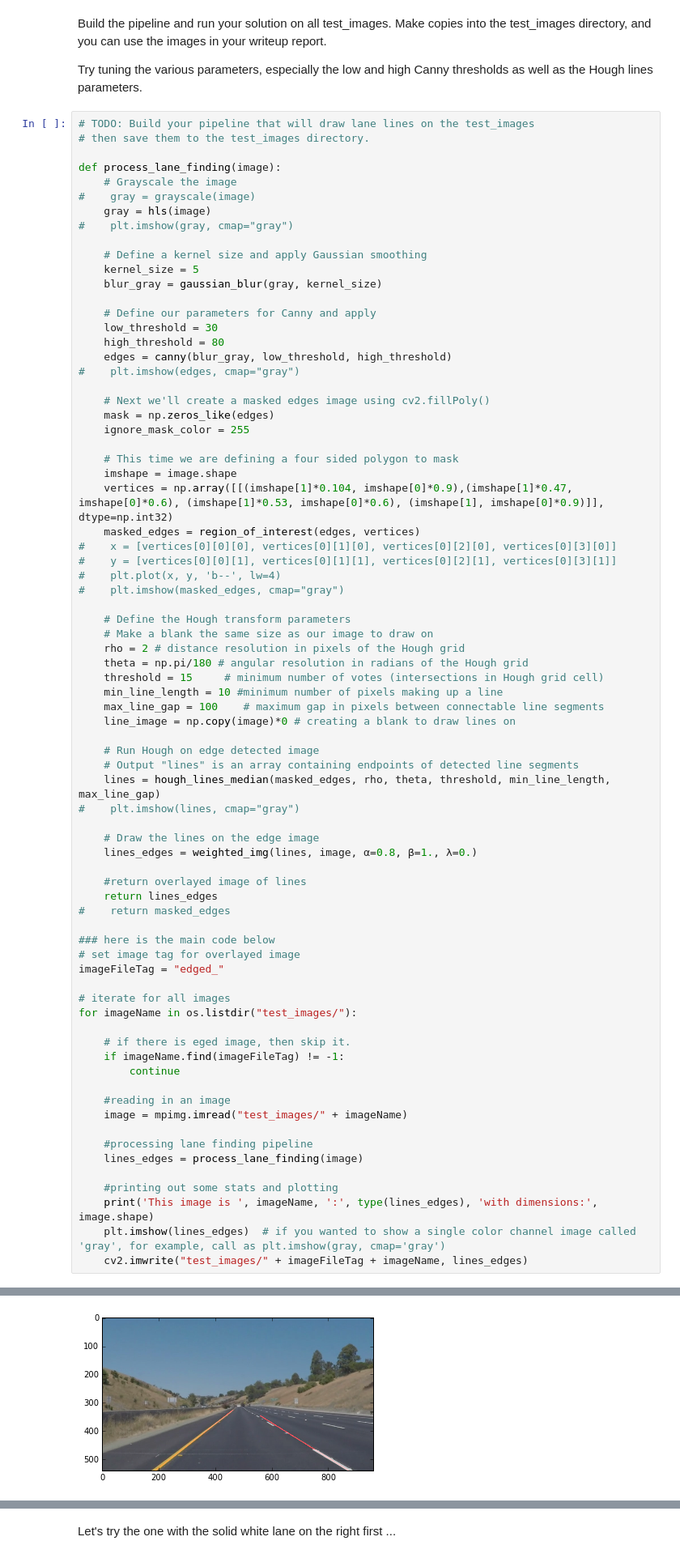
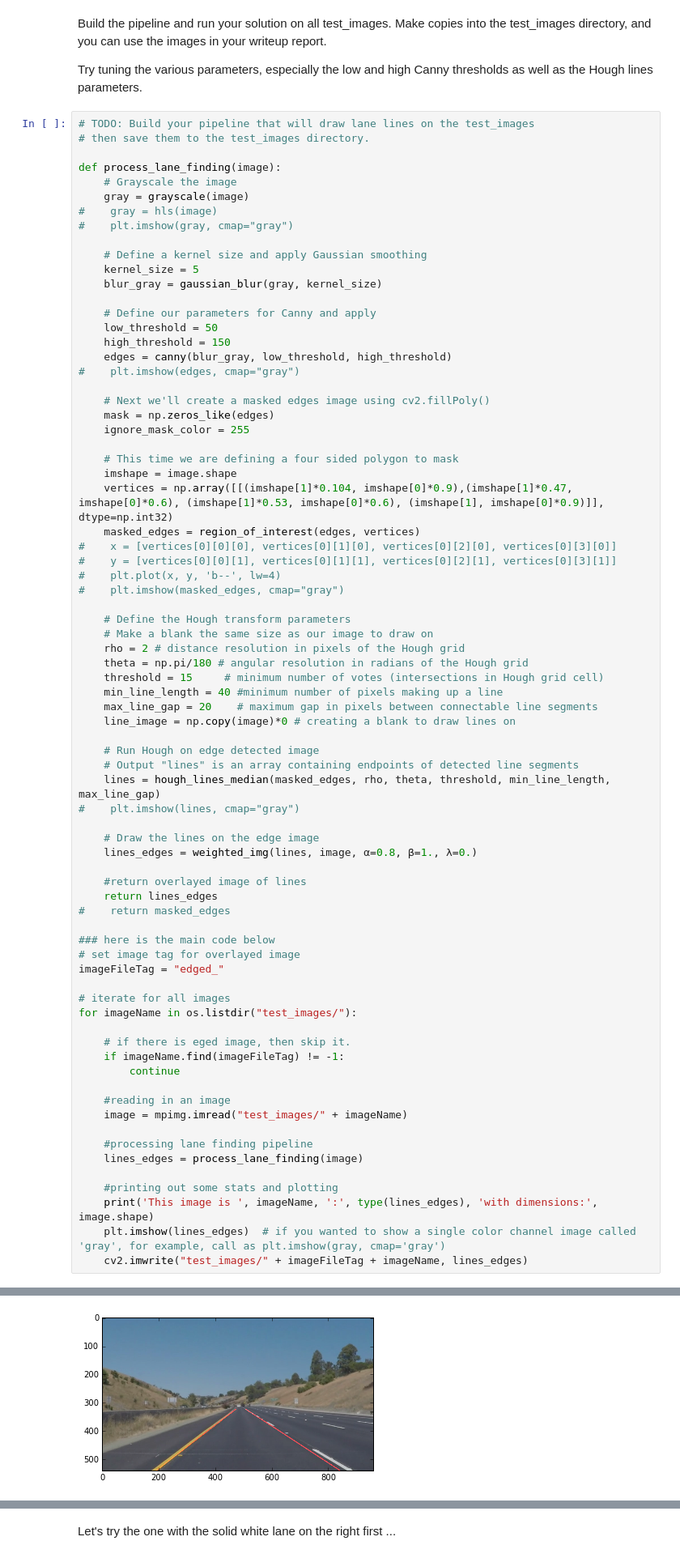
Before and after one commit to romth777/CarND-LaneLines-P1, a Jupyter notebook: P1.ipynb, the cells around one changed output, grey strips where cells are left out. Shown at 81% size. Drawn from its saved outputs; the diff is of its cells as text.

```diff
--- a/P1.ipynb
+++ b/P1.ipynb
@@ -376,8 +311,8 @@ Try tuning the various parameters, especially the low and high Canny thresholds
 
 def process_lane_finding(image):
     # Grayscale the image
-#    gray = grayscale(image)
-    gray = hls(image)
+    gray = grayscale(image)
+#    gray = hls(image)
 #    plt.imshow(gray, cmap="gray")
 
     # Define a kernel size and apply Gaussian smoothing
@@ -385,8 +320,8 @@ def process_lane_finding(image):
     blur_gray = gaussian_blur(gray, kernel_size)
 
     # Define our parameters for Canny and apply
-    low_threshold = 30
-    high_threshold = 80
+    low_threshold = 50
+    high_threshold = 150
     edges = canny(blur_gray, low_threshold, high_threshold)
 #    plt.imshow(edges, cmap="gray")
 
@@ -408,8 +343,8 @@ def process_lane_finding(image):
     rho = 2 # distance resolution in pixels of the Hough grid
     theta = np.pi/180 # angular resolution in radians of the Hough grid
     threshold = 15     # minimum number of votes (intersections in Hough grid cell)
-    min_line_length = 10 #minimum number of pixels making up a line
-    max_line_gap = 100    # maximum gap in pixels between connectable line segments
+    min_line_length = 40 #minimum number of pixels making up a line
+    max_line_gap = 20    # maximum gap in pixels between connectable line segments
     line_image = np.copy(image)*0 # creating a blank to draw lines on
 
     # Run Hough on edge detected image
@@ -425,34 +360,34 @@ def process_lane_finding(image):
 #    return masked_edges
 
 ### here is the main code below
 # set image tag for overlayed image
 imageFileTag = "edged_"
 
 # iterate for all images
 for imageName in os.listdir("test_images/"):
 
     # if there is eged image, then skip it.
     if imageName.find(imageFileTag) != -1:
         continue
 
     #reading in an image
     image = mpimg.imread("test_images/" + imageName)
 
     #processing lane finding pipeline
     lines_edges = process_lane_finding(image)
 
     #printing out some stats and plotting
     print('This image is ', imageName, ':', type(lines_edges), 'with dimensions:', image.shape)
     plt.imshow(lines_edges)  # if you wanted to show a single color channel image called 'gray', for example, call as plt.imshow(gray, cmap='gray')
     cv2.imwrite("test_images/" + imageFileTag + imageName, lines_edges)
 # %% [output]
 This image is  solidWhiteCurve.jpg : <class 'numpy.ndarray'> with dimensions: (540, 960, 3)
 This image is  solidWhiteRight.jpg : <class 'numpy.ndarray'> with dimensions: (540, 960, 3)
 This image is  solidYellowCurve.jpg : <class 'numpy.ndarray'> with dimensions: (540, 960, 3)
 This image is  solidYellowCurve2.jpg : <class 'numpy.ndarray'> with dimensions: (540, 960, 3)
 This image is  solidYellowLeft.jpg : <class 'numpy.ndarray'> with dimensions: (540, 960, 3)
 This image is  whiteCarLaneSwitch.jpg : <class 'numpy.ndarray'> with dimensions: (540, 960, 3)
-[figure, old version]
+[figure, new version]
 # %% [markdown]
 ## Test on Videos
 
```
Also changed, not shown: parts of 4 cells of this notebook.
